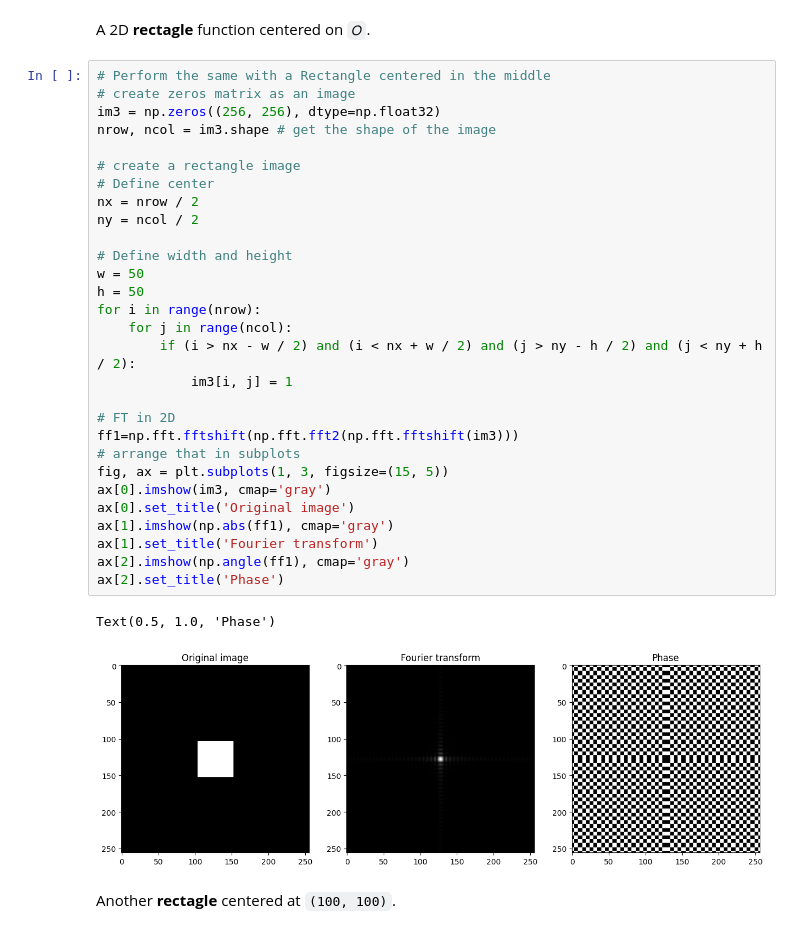
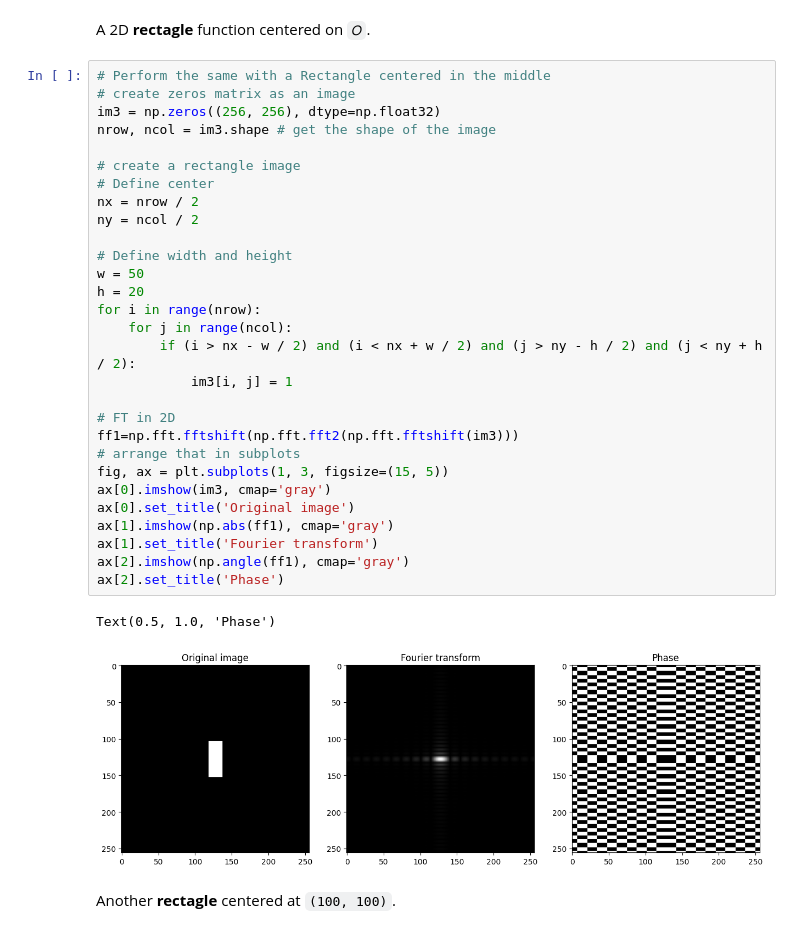
Before and after one commit to Eric-Vidal-hub/Signal-Processing, a Jupyter notebook: 3_images.ipynb, the cells around one changed output. Drawn from its saved outputs; the diff is of its cells as text.

```diff
--- a/3_images.ipynb
+++ b/3_images.ipynb
@@ -110,35 +110,35 @@ A 2D **rectagle** function centered on `𝑂`.
 # %%
 # Perform the same with a Rectangle centered in the middle
 # create zeros matrix as an image
 im3 = np.zeros((256, 256), dtype=np.float32)
 nrow, ncol = im3.shape # get the shape of the image
 
 # create a rectangle image
 # Define center
 nx = nrow / 2
 ny = ncol / 2
 
 # Define width and height
 w = 50
-h = 50
+h = 20
 for i in range(nrow):
     for j in range(ncol):
         if (i > nx - w / 2) and (i < nx + w / 2) and (j > ny - h / 2) and (j < ny + h / 2):
             im3[i, j] = 1
 
 # FT in 2D
 ff1=np.fft.fftshift(np.fft.fft2(np.fft.fftshift(im3)))
 # arrange that in subplots
 fig, ax = plt.subplots(1, 3, figsize=(15, 5))
 ax[0].imshow(im3, cmap='gray')
 ax[0].set_title('Original image')
 ax[1].imshow(np.abs(ff1), cmap='gray')
 ax[1].set_title('Fourier transform')
 ax[2].imshow(np.angle(ff1), cmap='gray')
 ax[2].set_title('Phase')
 # %% [output]
 Text(0.5, 1.0, 'Phase')
-[figure, old version]
+[figure, new version]
 # %% [markdown]
 Another **rectagle** centered at `(100, 100)`.
 # %%
```
Also changed, not shown: parts of 1 cell of this notebook, 2 other files.
